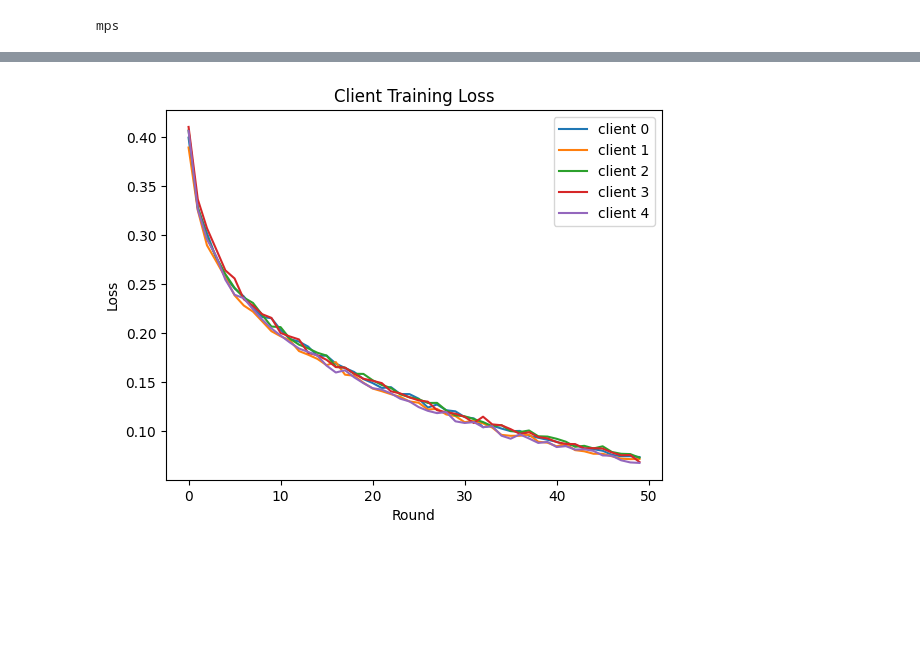
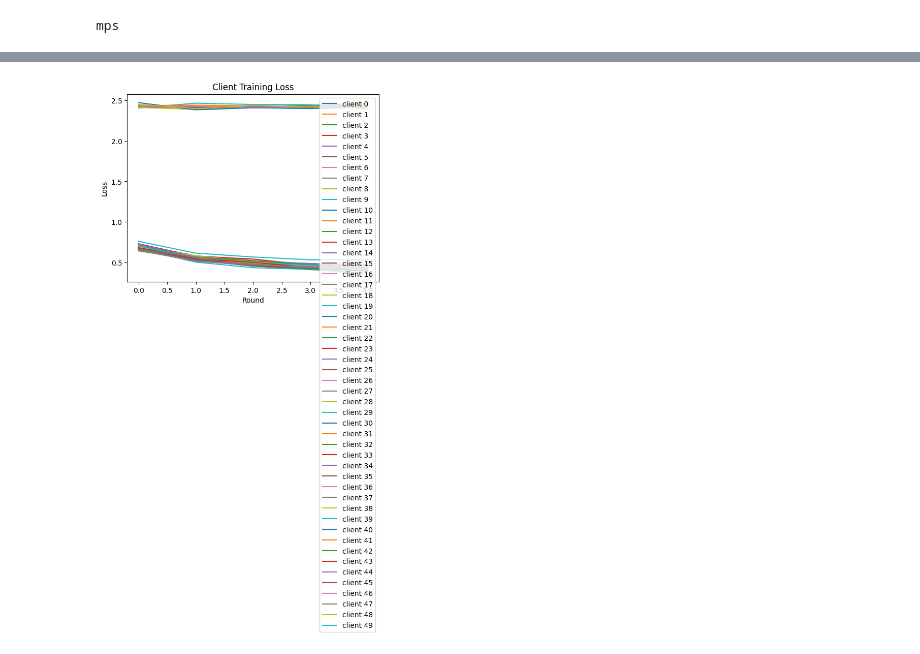
Before and after one commit to joetelila/poisoning-attack-fl, a Jupyter notebook: defenseFL.ipynb, the cells around one changed output, grey strips where cells are left out. Saved outputs shown, nothing was run; the diff lists cells and outputs as text; code cells hidden in the pictures; blank space fills up the shorter version.

Commit message:
add defense against poisoning attack

```diff
--- a/defenseFL.ipynb
+++ b/defenseFL.ipynb
@@ -163,9 +54,13 @@ def test_total_accuracy(model, testloader, device="cpu"):
 # %%
-# Define FL constants
+# Model training constants
 batch_size = 32
 lr = 1e-3
 num_epochs = 2
-num_clients = 5
-rounds = 50
-verbose = False
+
+
+# FL constants
+num_clients = 50
+num_malicious = 10
+rounds = 5
+defend_model = True
 # %%
@@ -185,6 +98,6 @@ Malicious clients: [1 4]
 # %%
 # Load data
-trainset, testset, trainloader, testloader = load_data(batch_size=batch_size)
+trainset, testset, trainloader, testloader = modelutils.load_data(batch_size=batch_size)
 
 # prepare clients train loader
 trainset_split = random_split(trainset, [int(len(trainset) / num_clients) for _ in range(num_clients)])
@@ -202,7 +115,6 @@ for r in range(rounds):
         # create a model
         model = FashionMNISTCNN()
         model.to(device)
-
         # Train Loader
         trainloader = client_trainloaders[i]
         model.load_state_dict(model_global.state_dict())
@@ -211,20 +123,19 @@ for r in range(rounds):
         optimizer = optim.SGD(model.parameters(), lr=lr, momentum=0.9)
         criterion = nn.CrossEntropyLoss()
 
-        loss = modelTrainer(
+        loss = modelutils.modelTrainer(
             model=model,
             num_epochs=num_epochs,
             trainloader=trainloader,
             optimizer=optimizer,
             criterion=criterion,
             device=device,
-            attack=clients_attack[i],
-            verbose=verbose)[-1]
+            attack=clients_attack[i])[-1]
         client_models.append(model)
         round_loss += loss
         clients_loss[i].append(loss)
         print(f"--> client {i} trained, round {r} \t final loss: {round(loss, 3)}\n")
     train_losses.append(round_loss / num_clients)
-    model_global.load_state_dict(aggregateModel(client_models, model_global))
-    model_test_acc.append(test_total_accuracy(model_global, testloader, device))
+    model_global.load_state_dict(flutils.aggregateModel(client_models, model_global, defend_model))
+    model_test_acc.append(modelutils.test_total_accuracy(model_global, testloader, device))
 # %% [output]
@@ -267,11 +251,11 @@ Text(0, 0.5, 'Loss')
 # %%
 # Plot the loss of each client
 for i in range(num_clients):
     plt.plot(clients_loss[i])
     plt.title("Client Training Loss")
     plt.xlabel("Round")
     plt.ylabel("Loss")
-plt.legend(["client 0", "client 1", "client 2", "client 3", "client 4"])
+plt.legend([f"client {i}" for i in range(num_clients)])
 plt.show()
 # %% [output]
-[figure, old version]
+[figure, new version]
```
Also changed, not shown: parts of 21 cells of this notebook, 6 other files.
